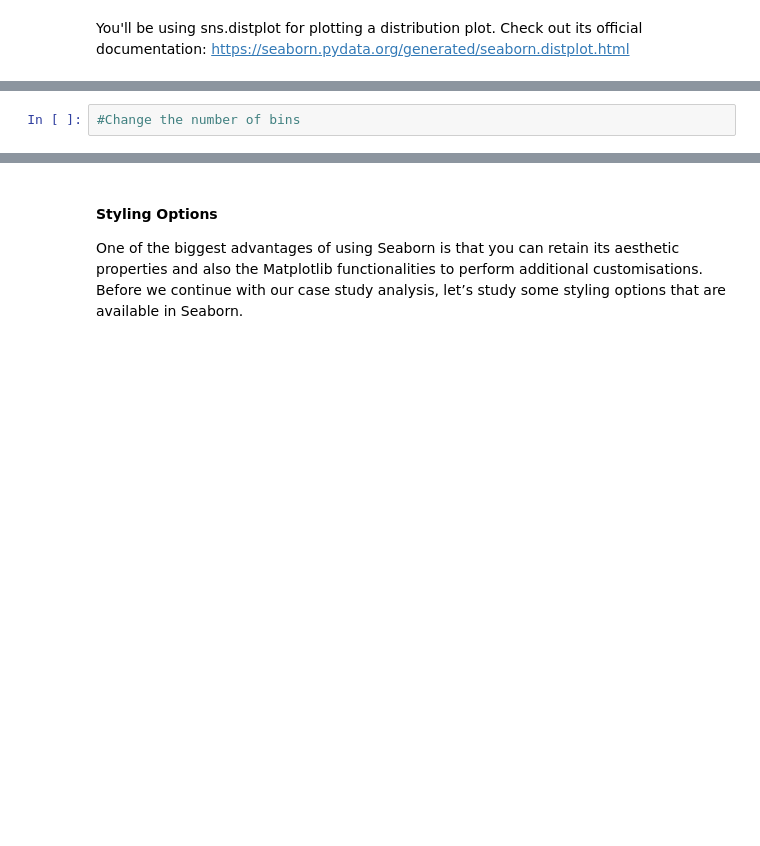
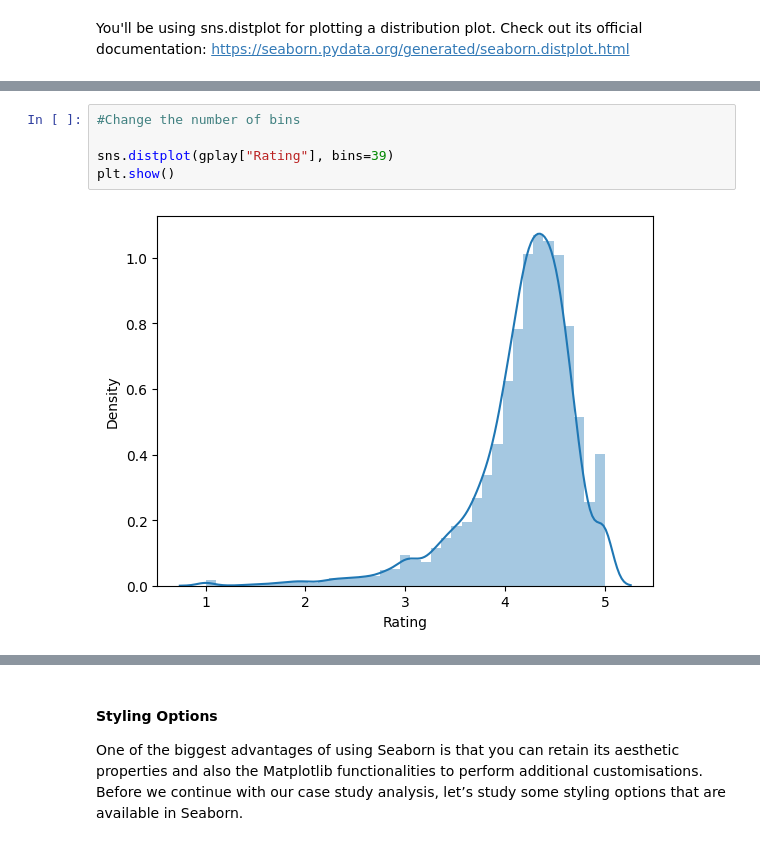
Before and after one commit to shmanth/Data-Visualisation-in-Python---Case-Study-IIITB-Assignment, a Jupyter notebook: Data_Visualisation_in_Python_Case_Study.ipynb, the cells around one changed output, grey strips where cells are left out. Drawn from its saved outputs; the diff is of its cells as text; blank space fills up the shorter version.

```diff
--- a/Data_Visualisation_in_Python_Case_Study.ipynb
+++ b/Data_Visualisation_in_Python_Case_Study.ipynb
@@ -839,4 +840,9 @@ You'll be using sns.distplot for plotting a distribution plot. Check out its off
 # %%
 #Change the number of bins
+
+sns.distplot(gplay["Rating"], bins=39)
+plt.show()
+# %% [output]
+[figure, added]
 # %%
 #Change the colour of bins to green
```
Also changed, not shown: parts of 94 cells of this notebook.
